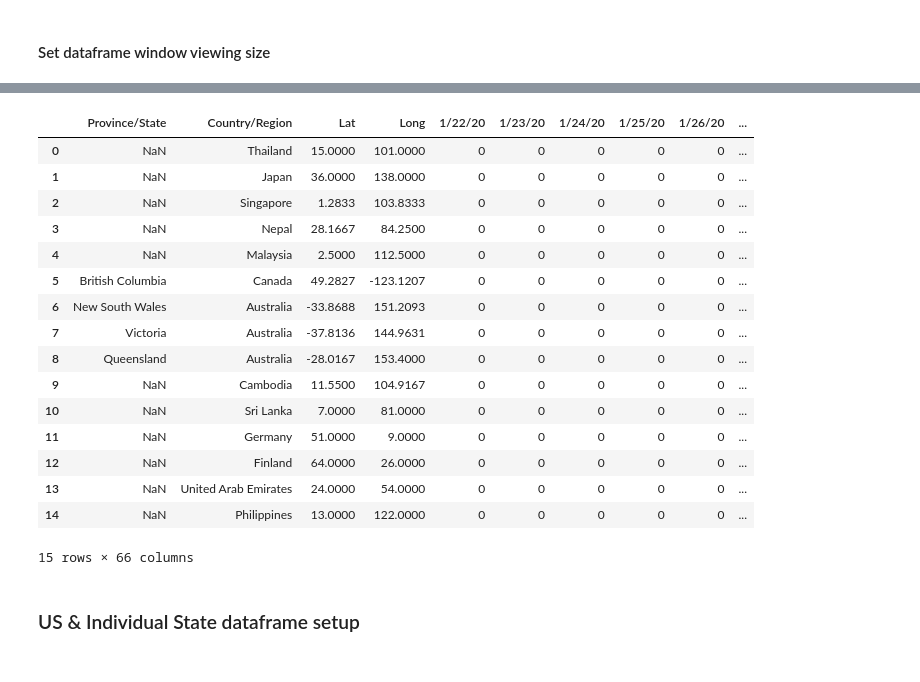
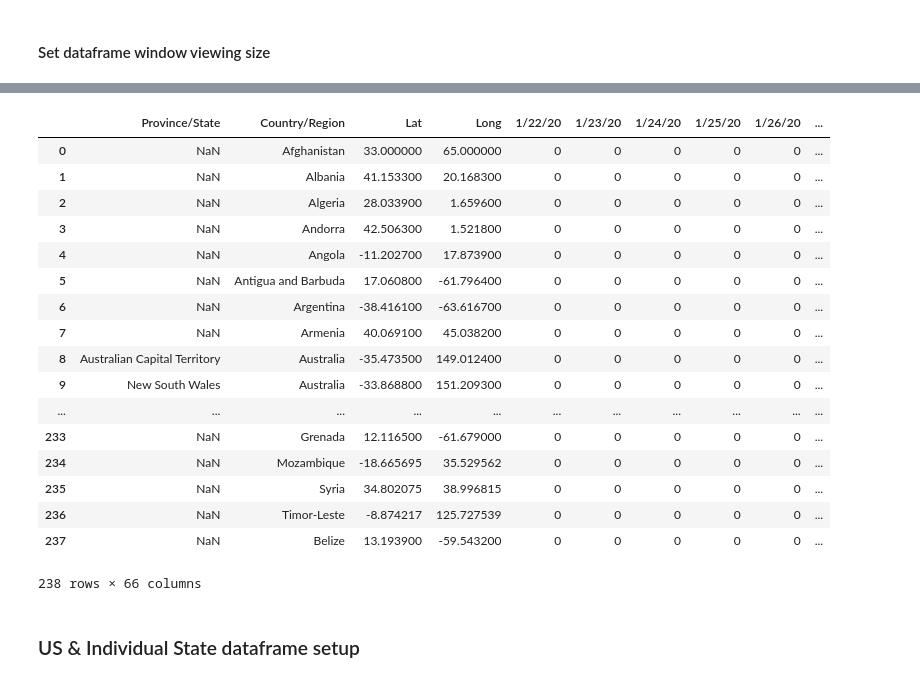
Before and after one commit to MarkCruse/covid-19, a Jupyter notebook: coronavirus.ipynb, the cells around one changed output, grey strips where cells are left out. Drawn from its saved outputs; the diff is of its cells as text; code cells hidden in the pictures.

```diff
--- a/coronavirus.ipynb
+++ b/coronavirus.ipynb
@@ -30,15 +30,13 @@ plt.style.use('fivethirtyeight')
 #### Load csv data into dataframes
 # %%
 # confirmed cases data
-confirm_url = 'https://github.com/CSSEGISandData/COVID-19/raw/master/csse_covid_19_data/csse_covid_19_time_series/time_series_19-covid-Confirmed.csv'
-
-# recovered cases data
-recover_url = 'https://github.com/CSSEGISandData/COVID-19/raw/master/csse_covid_19_data/csse_covid_19_time_series/time_series_19-covid-Recovered.csv'
+confirm_url = 'https://github.com/CSSEGISandData/COVID-19/raw/master/csse_covid_19_data/csse_covid_19_time_series/time_series_covid19_confirmed_global.csv'
 
 # death cases data
-deaths_url = 'https://github.com/CSSEGISandData/COVID-19/raw/master/csse_covid_19_data/csse_covid_19_time_series/time_series_19-covid-Deaths.csv'
+deaths_url = 'https://github.com/CSSEGISandData/COVID-19/raw/master/csse_covid_19_data/csse_covid_19_time_series/time_series_covid19_deaths_global.csv'
 
 # create dataframes
 confirm_df = pd.read_csv(confirm_url)
-recover_df = pd.read_csv(recover_url)
 deaths_df = pd.read_csv(deaths_url)
+print ('Rows in confirmed:',len(confirm_url))
+print ('Rows in deaths:',len(deaths_url))
@@ -109,23 +91,24 @@ recover_df.head(15)
 # %%
-deaths_df.head(15)
+deaths_df
 # %% [output]
 |  | Province/State | Country/Region | Lat | Long | 1/22/20 | 1/23/20 | 1/24/20 | 1/25/20 | 1/26/20 | ... |
-| 0 | NaN | Thailand | 15.0000 | 101.0000 | 0 | 0 | 0 | 0 | 0 | ... |
-| 1 | NaN | Japan | 36.0000 | 138.0000 | 0 | 0 | 0 | 0 | 0 | ... |
-| 2 | NaN | Singapore | 1.2833 | 103.8333 | 0 | 0 | 0 | 0 | 0 | ... |
-| 3 | NaN | Nepal | 28.1667 | 84.2500 | 0 | 0 | 0 | 0 | 0 | ... |
-| 4 | NaN | Malaysia | 2.5000 | 112.5000 | 0 | 0 | 0 | 0 | 0 | ... |
-| 5 | British Columbia | Canada | 49.2827 | -123.1207 | 0 | 0 | 0 | 0 | 0 | ... |
-| 6 | New South Wales | Australia | -33.8688 | 151.2093 | 0 | 0 | 0 | 0 | 0 | ... |
-| 7 | Victoria | Australia | -37.8136 | 144.9631 | 0 | 0 | 0 | 0 | 0 | ... |
-| 8 | Queensland | Australia | -28.0167 | 153.4000 | 0 | 0 | 0 | 0 | 0 | ... |
-| 9 | NaN | Cambodia | 11.5500 | 104.9167 | 0 | 0 | 0 | 0 | 0 | ... |
-| 10 | NaN | Sri Lanka | 7.0000 | 81.0000 | 0 | 0 | 0 | 0 | 0 | ... |
-| 11 | NaN | Germany | 51.0000 | 9.0000 | 0 | 0 | 0 | 0 | 0 | ... |
-| 12 | NaN | Finland | 64.0000 | 26.0000 | 0 | 0 | 0 | 0 | 0 | ... |
-| 13 | NaN | United Arab Emirates | 24.0000 | 54.0000 | 0 | 0 | 0 | 0 | 0 | ... |
-| 14 | NaN | Philippines | 13.0000 | 122.0000 | 0 | 0 | 0 | 0 | 0 | ... |
+| 0 | NaN | Afghanistan | 33.000000 | 65.000000 | 0 | 0 | 0 | 0 | 0 | ... |
+| 1 | NaN | Albania | 41.153300 | 20.168300 | 0 | 0 | 0 | 0 | 0 | ... |
+| 2 | NaN | Algeria | 28.033900 | 1.659600 | 0 | 0 | 0 | 0 | 0 | ... |
+| 3 | NaN | Andorra | 42.506300 | 1.521800 | 0 | 0 | 0 | 0 | 0 | ... |
+| 4 | NaN | Angola | -11.202700 | 17.873900 | 0 | 0 | 0 | 0 | 0 | ... |
+| 5 | NaN | Antigua and Barbuda | 17.060800 | -61.796400 | 0 | 0 | 0 | 0 | 0 | ... |
+| 6 | NaN | Argentina | -38.416100 | -63.616700 | 0 | 0 | 0 | 0 | 0 | ... |
+| 7 | NaN | Armenia | 40.069100 | 45.038200 | 0 | 0 | 0 | 0 | 0 | ... |
+| 8 | Australian Capital Territory | Australia | -35.473500 | 149.012400 | 0 | 0 | 0 | 0 | 0 | ... |
+| 9 | New South Wales | Australia | -33.868800 | 151.209300 | 0 | 0 | 0 | 0 | 0 | ... |
+| ... | ... | ... | ... | ... | ... | ... | ... | ... | ... | ... |
+| 233 | NaN | Grenada | 12.116500 | -61.679000 | 0 | 0 | 0 | 0 | 0 | ... |
+| 234 | NaN | Mozambique | -18.665695 | 35.529562 | 0 | 0 | 0 | 0 | 0 | ... |
+| 235 | NaN | Syria | 34.802075 | 38.996815 | 0 | 0 | 0 | 0 | 0 | ... |
+| 236 | NaN | Timor-Leste | -8.874217 | 125.727539 | 0 | 0 | 0 | 0 | 0 | ... |
+| 237 | NaN | Belize | 13.193900 | -59.543200 | 0 | 0 | 0 | 0 | 0 | ... |
-15 rows × 66 columns
+238 rows × 66 columns
 # %% [markdown]
 ### US & Individual State dataframe setup
 # %% [markdown]
```
Also changed, not shown: parts of 41 cells of this notebook, 19 other files.
